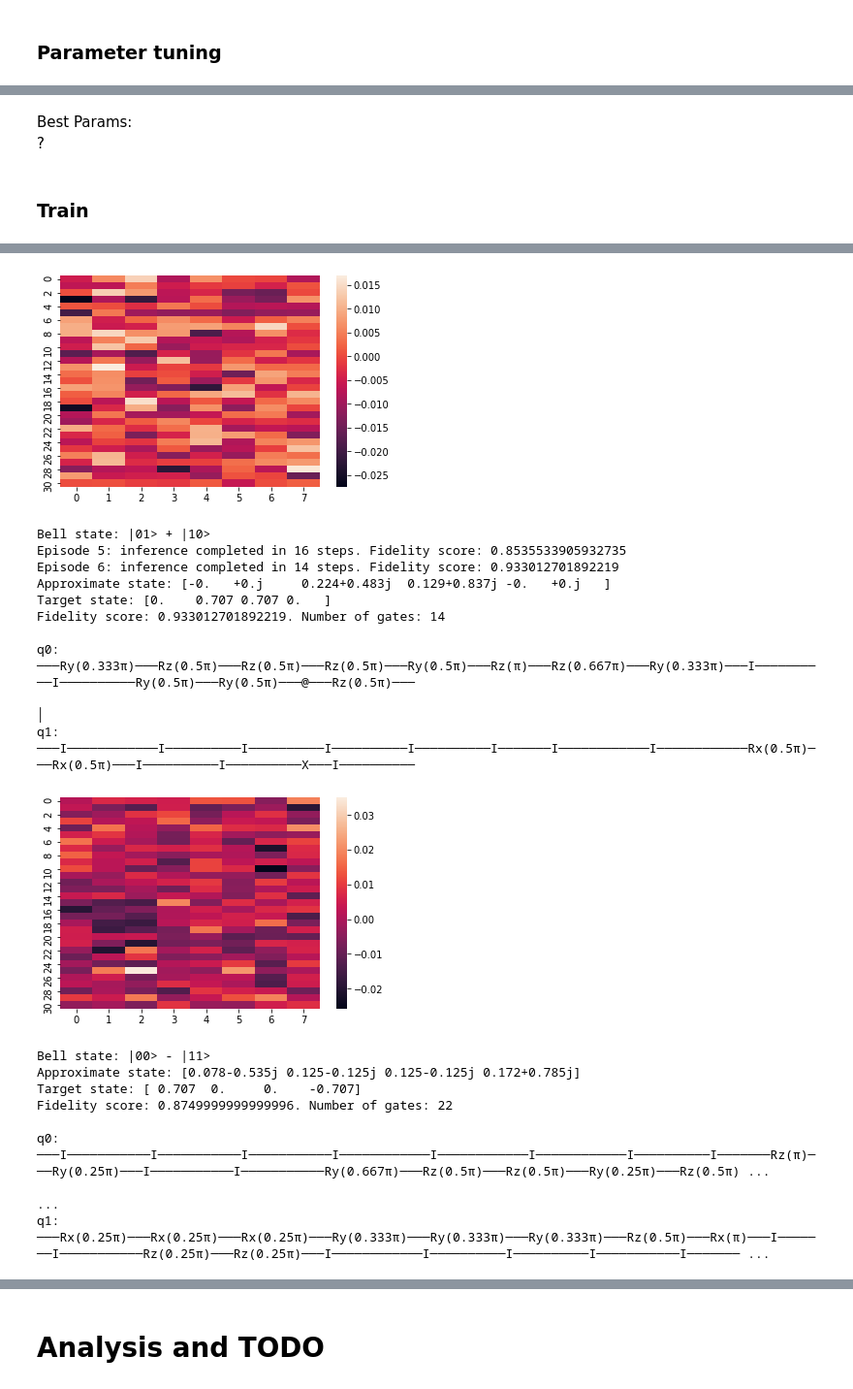
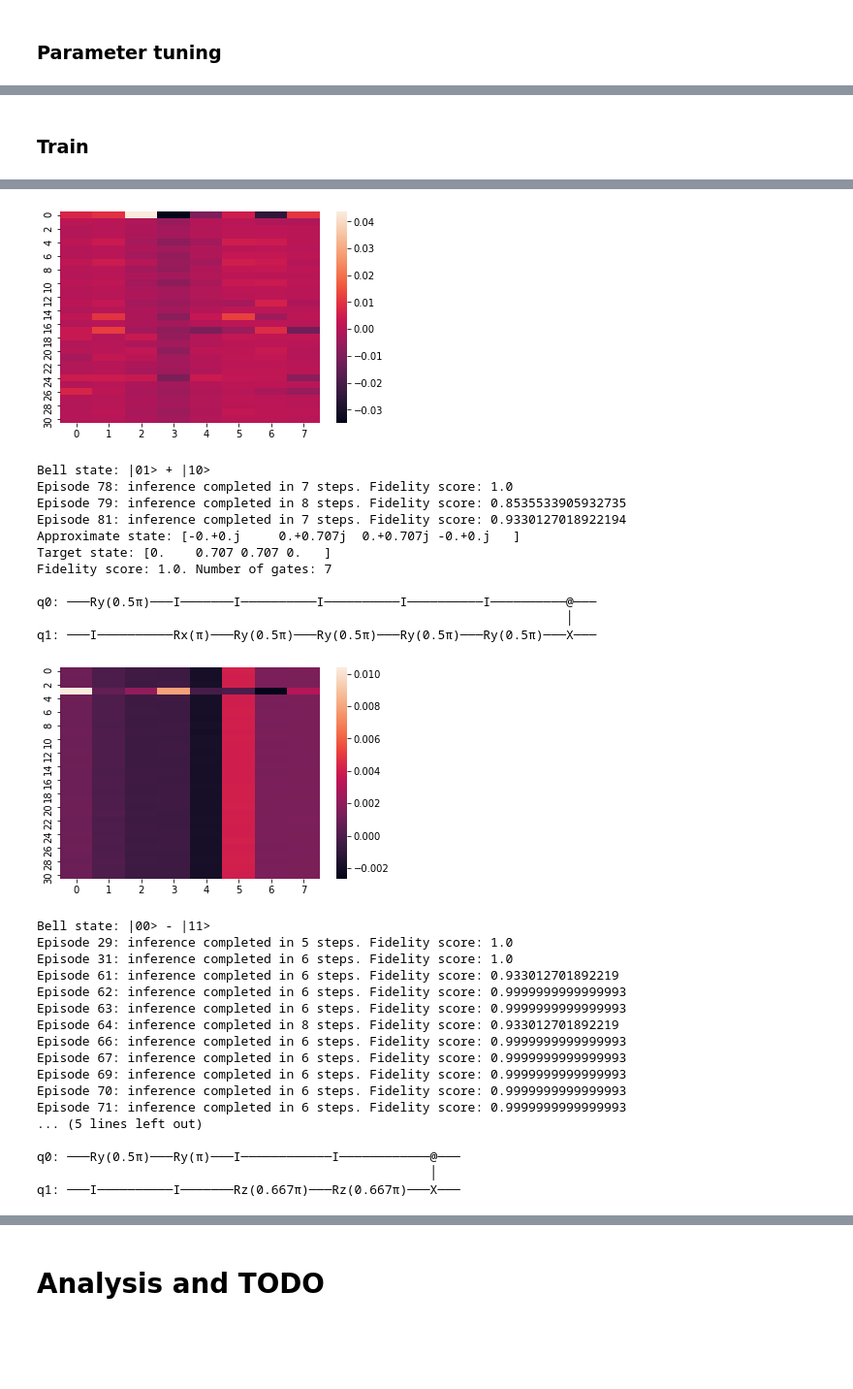
Before and after one commit to francescomontagna/Quantum-Reinforcement-Learning, a Jupyter notebook: QuantumRL.ipynb, the cells around one changed output, grey strips where cells are left out. Shown at 97% size. Cells and saved outputs as stored; diff of their text form; code cells hidden in the pictures; blank space fills up the shorter version.

Commit message:
Added EPS param for behavioral policy

```diff
--- a/QuantumRL.ipynb
+++ b/QuantumRL.ipynb
@@ -336,7 +333,7 @@ class GoogleGates:
 # %%
 class Environment:
   def __init__(self, initial_state, target_state,
-               tolerance, negative_reward, positive_reward, discount):
+               tolerance, negative_reward, positive_reward, discount = 0):
     """
     Args:
       initial_state (QuantumState): initial state of the system
@@ -459,7 +447,7 @@ class ReplayBuffer(object):
 # implemented with gradient descent.
 class LSTDAgent:
   def __init__(self, number_of_actions, number_of_features,
-      initial_state, step_size, num_offline_updates, W = None):
+      initial_state, step_size, num_offline_updates, eps = 1.):
     """
     Args:
       initial_state: it is a feature vector!
@@ -467,8 +455,6 @@ class LSTDAgent:
     self._number_of_actions = number_of_actions
     self._number_of_features = number_of_features
     self._W = np.zeros((number_of_actions, number_of_features), dtype = np.float16)
-    if W is not None:
-      self._W = W # Initialize with previously learned weights
 
     self._step_size = step_size
     self._initial_state = initial_state
@@ -477,11 +463,16 @@ class LSTDAgent:
     self._replay_buffer = ReplayBuffer() # supervised dataset
     self._step = 0
 
+    self._eps = eps # By default, fully random behavioural policy
+
     # St self._state to initial state and pick an action randomly
     self.reset(True)
 
 
   def behaviour_policy(self, state = None):
+    greedy = np.random.choice([True, False], p=[1-self._eps, self._eps])
+    if greedy:
+      return np.argmax(self.q(state))
     return random.choice(range(self._number_of_actions))
 
 
@@ -516,7 +507,7 @@ class LSTDAgent:
       s, a, r, g, next_s = self._replay_buffer.sample_transition()
       self._W[a] += self._step_size * (r + g * np.max(self.q(next_s)) - self.q(s)[a]) * s
 
-    next_a = self.behaviour_policy()
+    next_a = self.behaviour_policy(next_s)
     self._action = next_a
     self._state = next_s
     self._step += 1
@@ -540,10 +531,8 @@ class LSTDAgent:
 
   def reset(self, random = False, W = None):
     self._state = self._initial_state
-    if random:
-      self._action = self.behaviour_policy()
-    else:
-      self._action = np.argmax(self.q(self._state))
+    self._action = self.behaviour_policy(self._state)
+
 
     self._replay_buffer.clear()
 # %% [markdown]
@@ -668,7 +657,7 @@ Class to handle experiments and visualization
 class Experiment:
   def __init__(self, start_state, target_state, tolerance, number_of_episodes,
                step_size, num_offline_updates, negative_reward, positive_reward,
-               discount, W = None):
+               discount, eps = None):
 
     self._env = Environment(QuantumState(start_state), QuantumState(target_state),
                             tolerance, negative_reward, positive_reward, discount)
@@ -677,7 +666,7 @@ class Experiment:
     initial_features = self._env.get_obs()
 
     self._agent = LSTDAgent(number_of_actions, len(initial_features), initial_features,
-                            step_size, num_offline_updates, W)
+                            step_size, num_offline_updates, eps)
 
     self._number_of_episodes = number_of_episodes
 
@@ -944,8 +915,5 @@ files.download(path)
 # %% [output]
 [interactive output not drawn]
 [interactive output not drawn]
-# %% [markdown]
-Best Params:
-?
 # %% [markdown]
 ### Train
@@ -956,3 +920,14 @@ POS_REWARD = 100.
+# %%
+TOLERANCE = 0.15
+TRAINING_EPISODES = 100
+NUM_OFFLINE_UPDATES = 0 # WAY WORSE IF != 0
+
+STEP_SIZE = 0.0001
+NEG_REWARD = -1.
+POS_REWARD = 100.
+DISCOUNT = 0.
+EPS = 0.15
+PATH = 'logs.txt'
 # %%
 with open(PATH, "w+") as f:
   f.write(f"TOLERANCE: {TOLERANCE}\n")
@@ -970,7 +947,8 @@ for rep, bell_state in bell_dict.items():
   target = bell_state
 
   experiment = Experiment(start, target, TOLERANCE, TRAINING_EPISODES, STEP_SIZE,
-                          NUM_OFFLINE_UPDATES, NEG_REWARD, POS_REWARD, W)
+                          NUM_OFFLINE_UPDATES, NEG_REWARD, POS_REWARD,
+                          DISCOUNT, EPS)
   circuit_gates, terminal_state = experiment.run_experiment()
   compare_circuits(circuit_gates, terminal_state, QuantumState(target))
   print("")
@@ -998,20 +978,30 @@ q1: ───I────────────I─────────
-[figure, old version]
+[figure, new version]
 Bell state: |01> + |10>
-Episode 5: inference completed in 16 steps. Fidelity score: 0.8535533905932735
-Episode 6: inference completed in 14 steps. Fidelity score: 0.933012701892219
-Approximate state: [-0.   +0.j     0.224+0.483j  0.129+0.837j -0.   +0.j   ]
+Episode 78: inference completed in 7 steps. Fidelity score: 1.0
+Episode 79: inference completed in 8 steps. Fidelity score: 0.8535533905932735
+Episode 81: inference completed in 7 steps. Fidelity score: 0.9330127018922194
+Approximate state: [-0.+0.j     0.+0.707j  0.+0.707j -0.+0.j   ]
 Target state: [0.    0.707 0.707 0.   ]
-Fidelity score: 0.933012701892219. Number of gates: 14
+Fidelity score: 1.0. Number of gates: 7
 
-q0: ───Ry(0.333π)───Rz(0.5π)───Rz(0.5π)───Rz(0.5π)───Ry(0.5π)───Rz(π)───Rz(0.667π)───Ry(0.333π)───I──────────I──────────Ry(0.5π)───Ry(0.5π)───@───Rz(0.5π)───
-                                                                                                                                              │
-q1: ───I────────────I──────────I──────────I──────────I──────────I───────I────────────I────────────Rx(0.5π)───Rx(0.5π)───I──────────I──────────X───I──────────
+q0: ───Ry(0.5π)───I───────I──────────I──────────I──────────I──────────@───
+                                                                      │
+q1: ───I──────────Rx(π)───Ry(0.5π)───Ry(0.5π)───Ry(0.5π)───Ry(0.5π)───X───
-[figure, old version]
+[figure, new version]
 Bell state: |00> - |11>
-Approximate state: [0.078-0.535j 0.125-0.125j 0.125-0.125j 0.172+0.785j]
-Target state: [ 0.707  0.     0.    -0.707]
-Fidelity score: 0.8749999999999996. Number of gates: 22
+Episode 29: inference completed in 5 steps. Fidelity score: 1.0
+Episode 31: inference completed in 6 steps. Fidelity score: 1.0
+Episode 61: inference completed in 6 steps. Fidelity score: 0.933012701892219
+Episode 62: inference completed in 6 steps. Fidelity score: 0.9999999999999993
+Episode 63: inference completed in 6 steps. Fidelity score: 0.9999999999999993
+Episode 64: inference completed in 8 steps. Fidelity score: 0.933012701892219
+Episode 66: inference completed in 6 steps. Fidelity score: 0.9999999999999993
+Episode 67: inference completed in 6 steps. Fidelity score: 0.9999999999999993
+Episode 69: inference completed in 6 steps. Fidelity score: 0.9999999999999993
+Episode 70: inference completed in 6 steps. Fidelity score: 0.9999999999999993
+Episode 71: inference completed in 6 steps. Fidelity score: 0.9999999999999993
+... (5 lines left out)
 
-q0: ───I───────────I───────────I───────────I────────────I────────────I────────────I──────────I───────Rz(π)───Ry(0.25π)───I───────────I───────────Ry(0.667π)───Rz(0.5π)───Rz(0.5π)───Ry(0.25π)───Rz(0.5π) ...
-                                                                                                                                                                                                         ...
-q1: ───Rx(0.25π)───Rx(0.25π)───Rx(0.25π)───Ry(0.333π)───Ry(0.333π)───Ry(0.333π)───Rz(0.5π)───Rx(π)───I───────I───────────Rz(0.25π)───Rz(0.25π)───I────────────I──────────I──────────I───────────I─────── ...
+q0: ───Ry(0.5π)───Ry(π)───I────────────I────────────@───
+                                                    │
+q1: ───I──────────I───────Rz(0.667π)───Rz(0.667π)───X───
```
Also changed, not shown: parts of 9 cells of this notebook.
